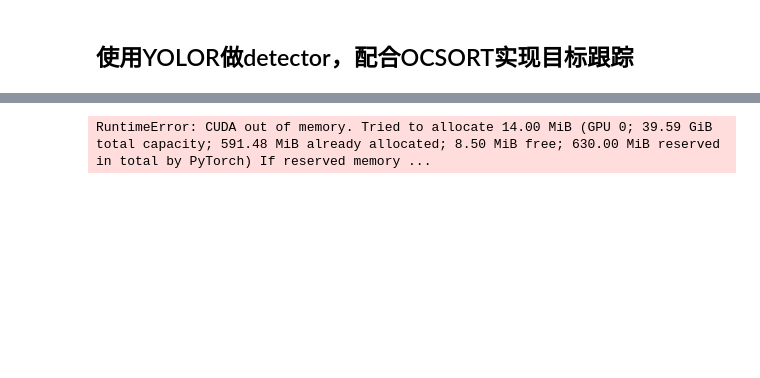
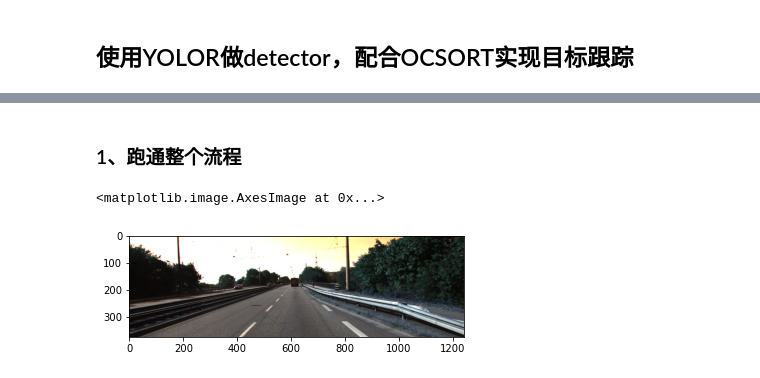
Before and after one commit to yzj2019/yolor_kitti, a Jupyter notebook: with_ocsort.ipynb, the cells around one changed output, grey strips where cells are left out. Drawn from its saved outputs; the diff is of its cells as text; code cells hidden in the pictures; blank space fills up the shorter version.

```diff
--- a/with_ocsort.ipynb
+++ b/with_ocsort.ipynb
@@ -31,6 +34,8 @@ from utils.torch_utils import select_device, load_classifier, time_synchronized
 from models.models import *
 from utils.datasets import *
 from utils.general import *
+# %% [markdown]
+### 1、跑通整个流程
 # %%
 from easydict import EasyDict
 
@@ -39,17 +44,17 @@ opt.agnostic_nms = False
 opt.augment = False
 opt.classes = None
 opt.conf_thres = 0.5
-opt.device = '0'
+opt.device = '2'
 opt.img_size = 1280
 opt.iou_thres = 0.5
 opt.names = 'data/kitti.names'
-opt.output = 'runs/inference/time'
+opt.output = 'runs/inference'
 opt.save_txt = False
 opt.source = '/data/workspace/dataset/kitti_2d_detection/training/image_2/000001.png'
 opt.update = False
 opt.view_img = False
-opt.cfg = 'cfg/yolor_p6.cfg'
-opt.weights = ['runs/finetune/004/weights/best_ap.pt']
+opt.cfg = 'cfg/yolor_w6.cfg'
+opt.weights = ['weights/finetune_7_best.pt']
 # %%
 def load_classes(path):
     # Loads *.names file at 'path'
@@ -81,20 +86,25 @@ if half:
 names = load_classes(names)
 colors = [[random.randint(0, 255) for _ in range(3)] for _ in range(len(names))]
 
-# Run inference
+# Init model
 img = torch.zeros((1, 3, imgsz, imgsz), device=device)  # init img
 _ = model(img.half() if half else img) if device.type != 'cpu' else None  # run once
 
-image_hwc = cv2.imread(source)
-image_chw = letterbox(image_hwc, new_shape=imgsz, auto_size=64)[0]
-image_chw = np.transpose(image_chw, (2,0,1))
+# Load image
+im0 = cv2.imread(source)
+image_hwc = letterbox(im0, new_shape=imgsz, auto_size=64)[0]
+image_chw = np.transpose(image_hwc, (2,0,1))
 img = torch.from_numpy(image_chw).to(device)
 img = img.half() if half else img.float()  # uint8 to fp16/32
 img /= 255.0  # 0 - 255 to 0.0 - 1.0
 if img.ndimension() == 3:
     img = img.unsqueeze(0)
-# %% [output]
-RuntimeError: CUDA out of memory. Tried to allocate 14.00 MiB (GPU 0; 39.59 GiB total capacity; 591.48 MiB already allocated; 8.50 MiB free; 630.00 MiB reserved in total by PyTorch) If reserved memory ...
+# %%
+%matplotlib inline
+plt.imshow(im0)
+# %% [output]
+<matplotlib.image.AxesImage at 0x...>
+[figure, added]
 # %%
 with torch.no_grad():
     # Inference
```
Also changed, not shown: parts of 12 cells of this notebook, 14 other files.
